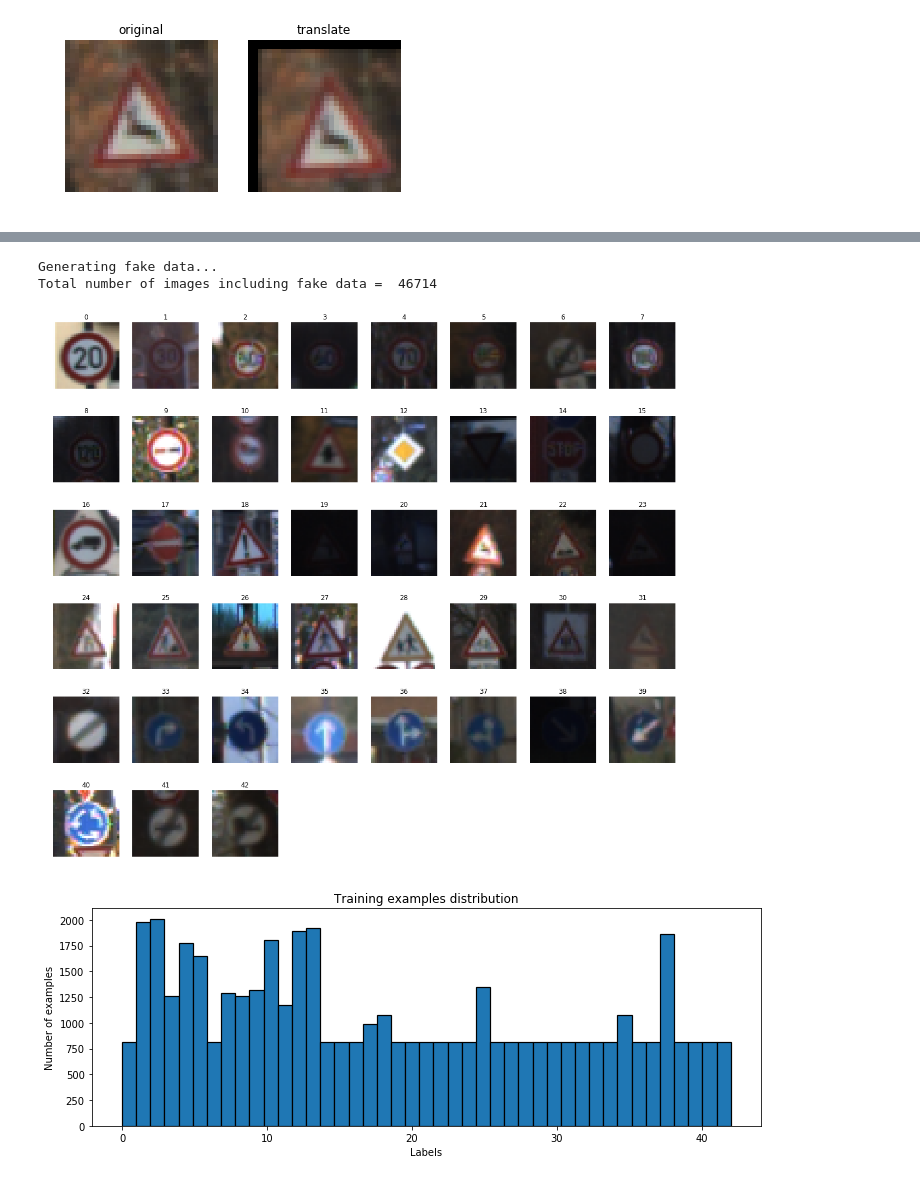
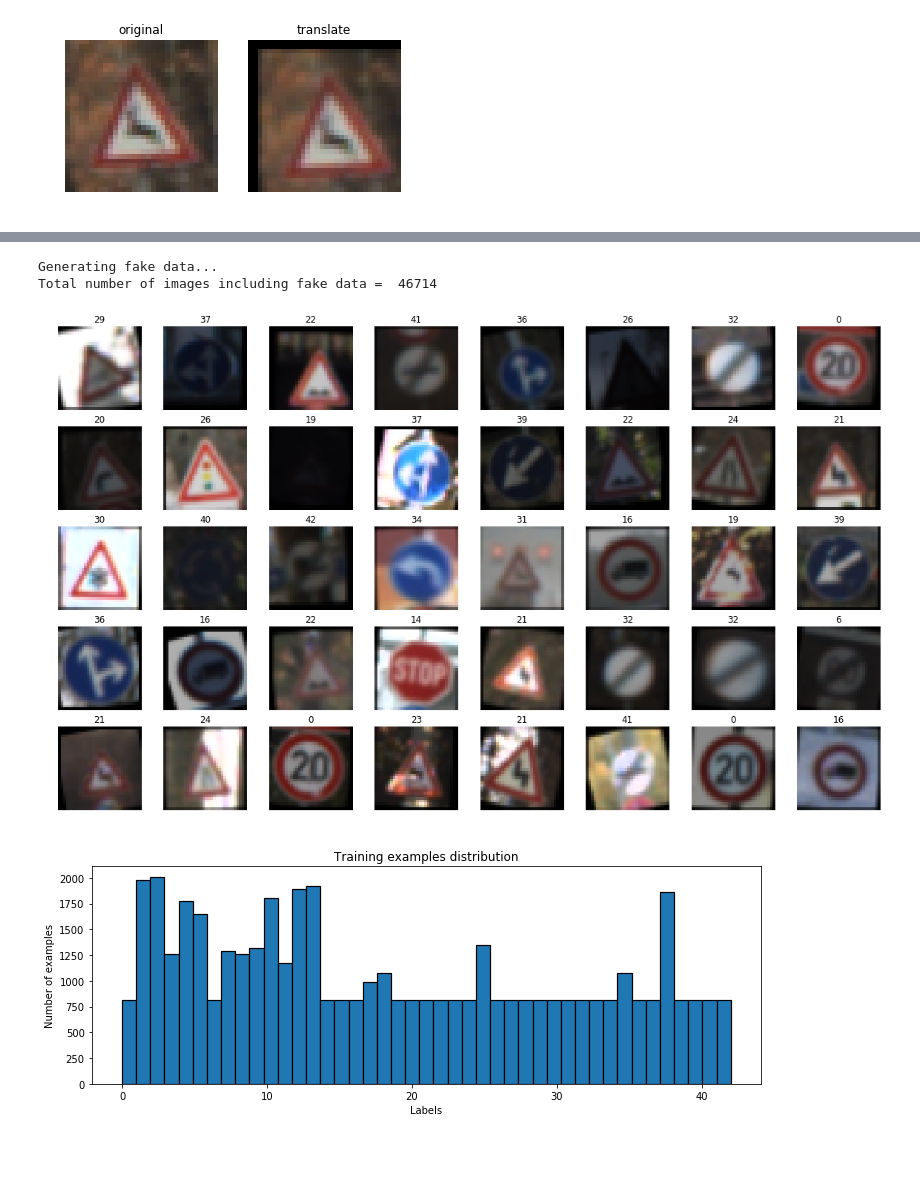
Before and after one commit to clarisli/CarND-Traffic-Sign-Classifier, a Jupyter notebook: Traffic_Sign_Classifier.ipynb, the cells around one changed output, grey strips where cells are left out. Drawn from its saved outputs; the diff is of its cells as text; code cells hidden in the pictures; blank space fills up the shorter version.

```diff
--- a/Traffic_Sign_Classifier.ipynb
+++ b/Traffic_Sign_Classifier.ipynb
@@ -368,16 +344,16 @@ def generate_fake_data(X_data, y_data, n=809):
 # %%
 print("Generating fake data...")
 X_fake, y_fake = generate_fake_data(X_train, y_train)
 X_train_aug = np.concatenate((X_train, X_fake))
 y_train_p = np.concatenate((y_train, y_fake))
 
 print("Total number of images including fake data = ", len(X_train_aug))
 
-show_images(X_fake, y_fake)
+show_random_images(X_fake, y_fake)
 # %% [output]
 Generating fake data...
 Total number of images including fake data =  46714
-[figure, old version]
+[figure, new version]
 # %%
 histogram(y_train_p)
 # %% [output]
```
Also changed, not shown: parts of 14 cells of this notebook, 6 other files.
